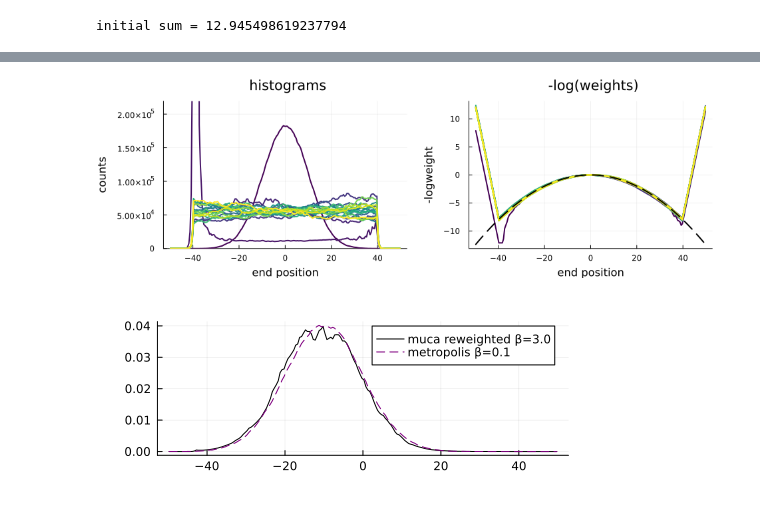
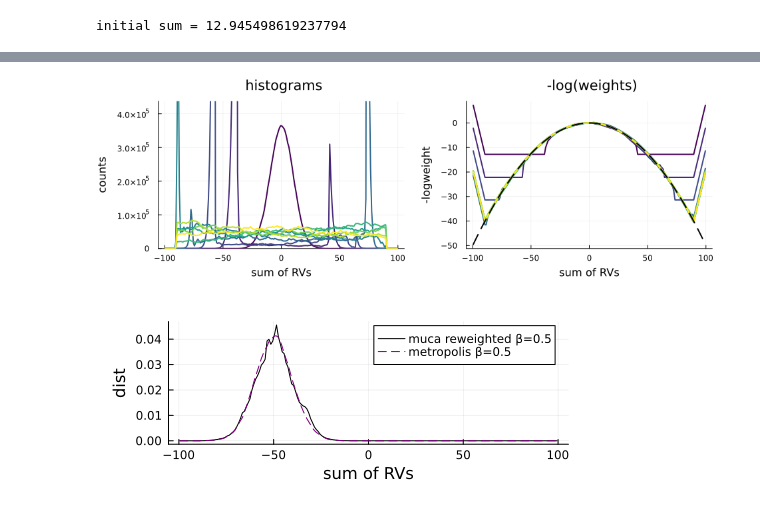
Before and after one commit to zierenberg/MonteCarloX.jl, a Jupyter notebook: examples/muca_LDT_gaussian_rngs.ipynb, the cells around one changed output, grey strips where cells are left out. Drawn from its saved outputs; the diff is of its cells as text; code cells hidden in the pictures.

```diff
--- a/examples/muca_LDT_gaussian_rngs.ipynb
+++ b/examples/muca_LDT_gaussian_rngs.ipynb
@@ -15,7 +15,7 @@ using LinearAlgebra
 N=100;
 mean_sum = N*μ
 std_sum = sqrt(N)*σ
-bins_sum = mean_sum - 5*std_sum : std_sum/20 : mean_sum + 5*std_sum;
+bins_sum = mean_sum - 10*std_sum : std_sum/10 : mean_sum + 10*std_sum;
 centers_sum = (bins_sum[1:end-1] + bins_sum[2:end])/2.0
 # expected distribution of the sum of N Gaussian RVs is also Gaussian with mean N*μ and std sqrt(N)*σ
 pdf_sum = Normal(N*μ, sqrt(N)*σ)
@@ -132,6 +130,6 @@ function metropolis_run(; β=0.0)
     println("acceptance rate = ", acceptance_rate(alg))
     return hist, sys
 end
-βs = [-0.1, 0.0, 0.1]
+βs = [-0.5, 0.0, 0.5]
 results = Dict(β => metropolis_run(β=β) for β in βs)
 # %% [output]
@@ -225,7 +222,7 @@ for i in 1:10_000
     update!(sys, alg, delta=0.1)
 end
 
-for i in 1:10_000_000
+for i in 1:100_000_000
     update!(sys, alg, delta=0.1)
     measure!(hist_muca, sys, i)
 end
@@ -325,21 +321,18 @@ function plot_histograms_and_logweights(xlabel, hist_vec::Vector{BinnedLogWeight
 end
 plot_histograms_and_logweights("sum of RVs", histograms, logweights)
 # %% [output]
-[figure, old version]
+[figure, new version]
 # %%
-# reweight the final histogram to get an estimate for β=3 and compare to the metropolis and explicit-weight version
-
-#P(x) = P_muca(x) * exp(-β * x) / W(x) where W(x) is the multicanonical weight, which in this case is exp(-logweight)
+β=0.5
 hist_reweighted = deepcopy(alg.histogram)
 for i in 1:length(hist_reweighted.weights)
     logweight = logweights[end].weights[i]
-    hist_reweighted.weights[i] *= exp(-0.1 * hist_reweighted.bins[1].centers[i] - logweight)
+    hist_reweighted.weights[i] *= exp(- β * hist_reweighted.bins[1].centers[i] - logweight)
 end
-# hist_reweighted.weights .= exp.(-alg.logweight.weights - 3.0 * hist_reweighted.bins[1].centers)
 norm_reweighted = sum(hist_reweighted.weights) * (bins_sum[2] - bins_sum[1])
-p = plot(hist_reweighted.bins[1].centers, hist_reweighted.weights / norm_reweighted, label="muca reweighted β=3.0", linestyle=:solid, color=:black)
+p = plot(hist_reweighted.bins[1].centers, hist_reweighted.weights / norm_reweighted, label="muca reweighted β=0.5", linestyle=:solid, color=:black)
 # # metropolis
-norm = sum(results[0.1][:1][:sum].data.weights) * (bins_sum[2] - bins_sum[1])
-plot!(p, centers_sum, results[0.1][:1][:sum].data.weights / norm, label="metropolis β=0.1", linestyle=:dash, color=:purple, size=(500,200), margin=5Plots.mm, xlabel="sum of RVs", ylabel="dist")
+norm = sum(results[β][:1][:sum].data.weights) * (bins_sum[2] - bins_sum[1])
+plot!(p, centers_sum, results[β][:1][:sum].data.weights / norm, label="metropolis β=0.5", linestyle=:dash, color=:purple, size=(500,200), margin=5Plots.mm, xlabel="sum of RVs", ylabel="dist")
 # %% [output]
-[figure, old version]
+[figure, new version]
```
Also changed, not shown: parts of 13 cells of this notebook.
